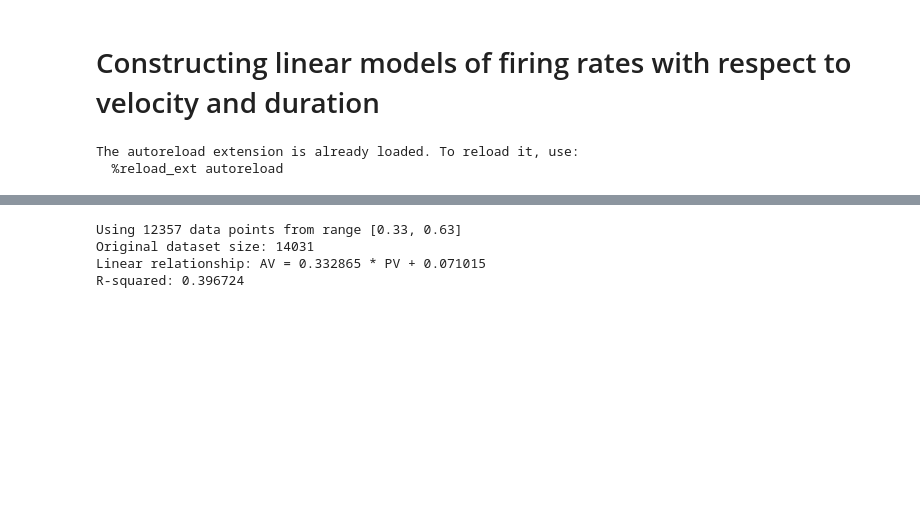
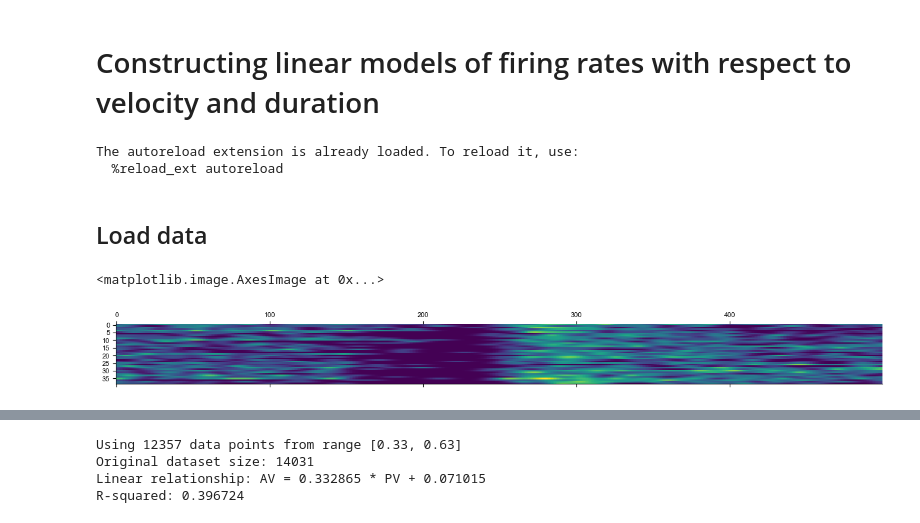
Before and after one commit to NeuroAI-IBS/fn_data_saccade, a Jupyter notebook: Data sorting/python_code/linear_analy_SH.ipynb, the cells around one changed output, grey strips where cells are left out. Drawn from its saved outputs; the diff is of its cells as text; code cells hidden in the pictures; blank space fills up the shorter version.

```diff
--- a/Data sorting/python_code/linear_analy_SH.ipynb
+++ b/Data sorting/python_code/linear_analy_SH.ipynb
@@ -11,6 +11,8 @@ from tqdm.autonotebook import tqdm
 # %% [output]
 The autoreload extension is already loaded. To reload it, use:
   %reload_ext autoreload
+# %% [markdown]
+## Load data
 # %%
 
 # here load rate_cat using numpy.load with allow_pickle=True
@@ -29,3 +31,8 @@ for spike1 in spike_cat:
         rate2 = 1e3*gaussian_filter1d(spike1_per_angle.astype(float), sigma=6, axis=1)
         rate1.append(rate2[:,50:-50])
     rate_cat.append(rate1)
+# %%
+plt.matshow(rate_cat[0][0])
+# %% [output]
+<matplotlib.image.AxesImage at 0x...>
+[figure, added]
```
Also changed, not shown: parts of 28 cells of this notebook, 28 other files.
